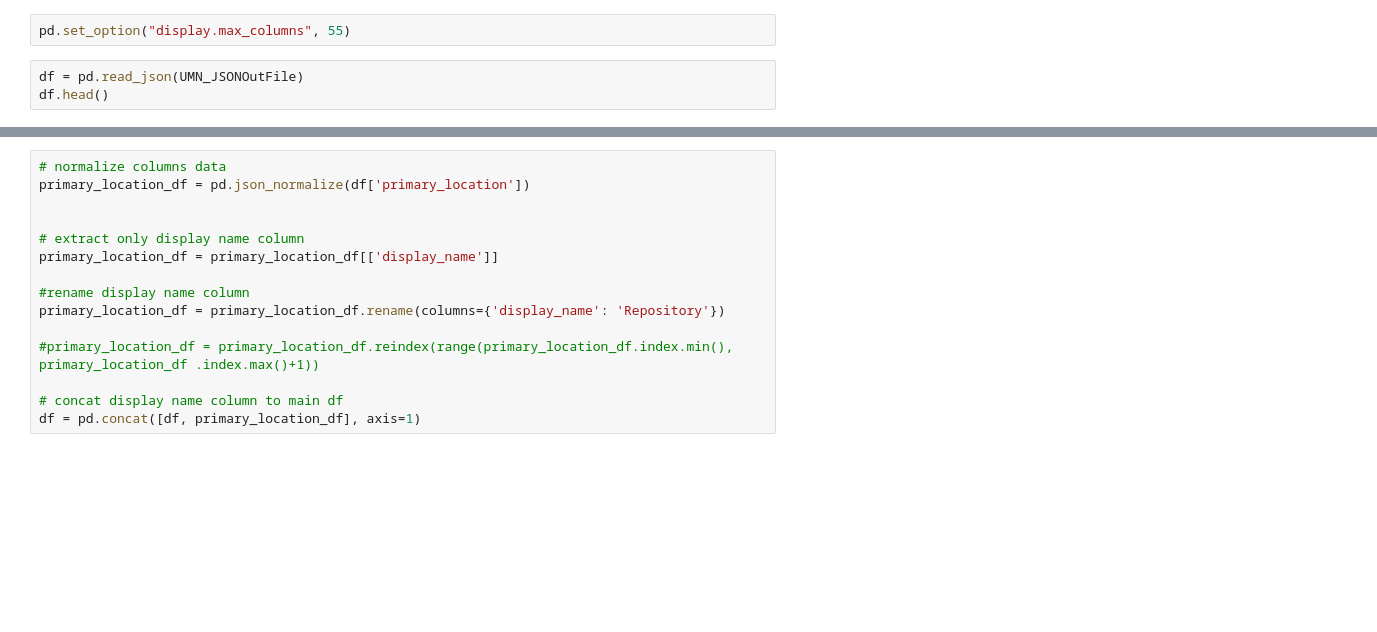
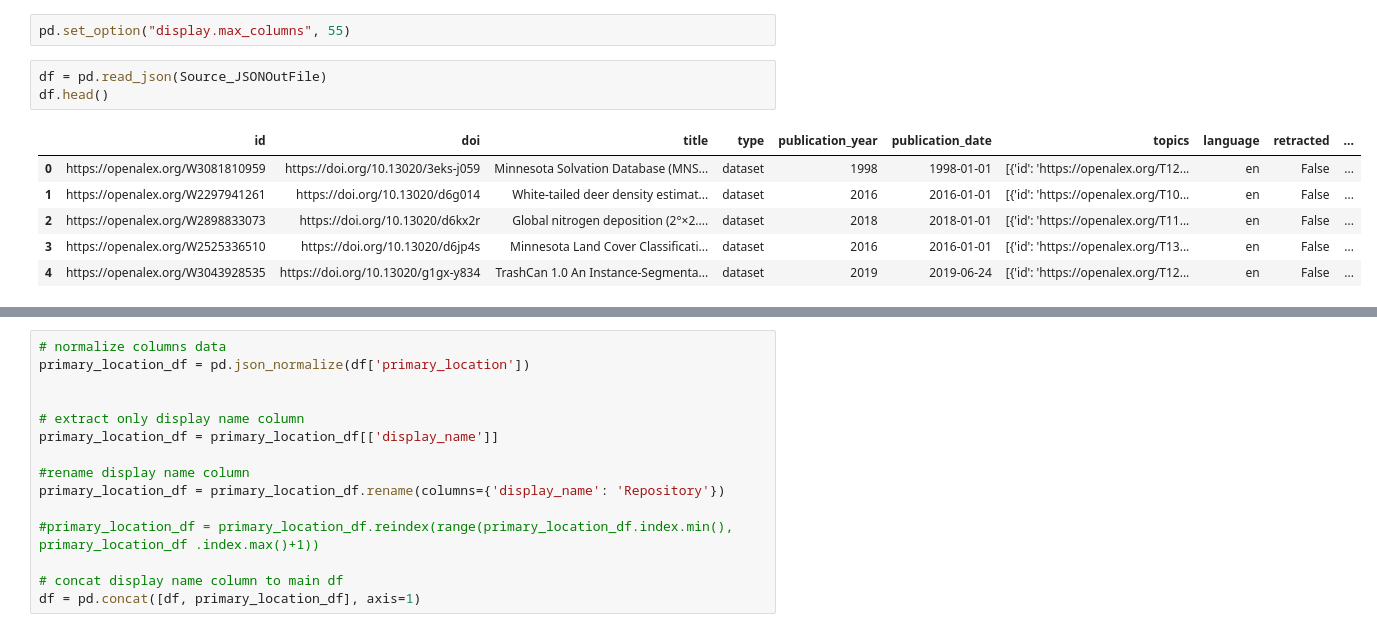
Before and after one commit to senderrr/OpenAlex, a Jupyter notebook: OpenAlexSource.ipynb, the cells around one changed output, grey strips where cells are left out. Drawn from its saved outputs; the diff is of its cells as text; blank space fills up the shorter version.

```diff
--- a/OpenAlexSource.ipynb
+++ b/OpenAlexSource.ipynb
@@ -95,8 +95,15 @@ def missing_index(df):
 # %%
 pd.set_option("display.max_columns", 55)
 # %%
-df = pd.read_json(UMN_JSONOutFile)
+df = pd.read_json(Source_JSONOutFile)
 df.head()
+# %% [output]
+|  | id | doi | title | type | publication_year | publication_date | topics | language | retracted | ... |
+| 0 | https://openalex.org/W3081810959 | https://doi.org/10.13020/3eks-j059 | Minnesota Solvation Database (MNS... | dataset | 1998 | 1998-01-01 | [{'id': 'https://openalex.org/T12... | en | False | ... |
+| 1 | https://openalex.org/W2297941261 | https://doi.org/10.13020/d6g014 | White-tailed deer density estimat... | dataset | 2016 | 2016-01-01 | [{'id': 'https://openalex.org/T10... | en | False | ... |
+| 2 | https://openalex.org/W2898833073 | https://doi.org/10.13020/d6kx2r | Global nitrogen deposition (2°×2.... | dataset | 2018 | 2018-01-01 | [{'id': 'https://openalex.org/T11... | en | False | ... |
+| 3 | https://openalex.org/W2525336510 | https://doi.org/10.13020/d6jp4s | Minnesota Land Cover Classificati... | dataset | 2016 | 2016-01-01 | [{'id': 'https://openalex.org/T13... | en | False | ... |
+| 4 | https://openalex.org/W3043928535 | https://doi.org/10.13020/g1gx-y834 | TrashCan 1.0 An Instance-Segmenta... | dataset | 2019 | 2019-06-24 | [{'id': 'https://openalex.org/T12... | en | False | ... |
 # %%
 # investigate the columns
 df.columns
```
Also changed, not shown: parts of 40 cells of this notebook, 2 other files.
